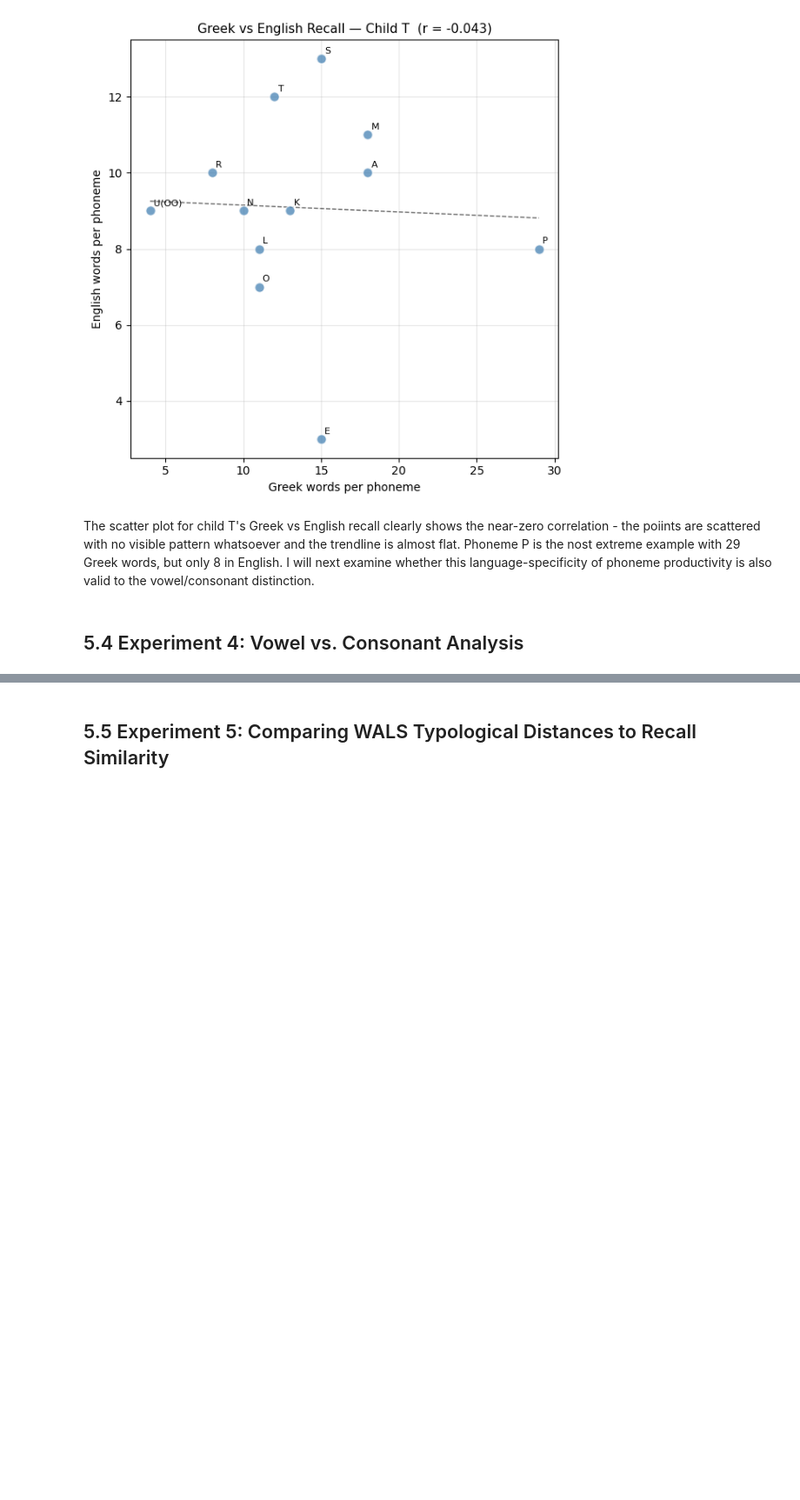
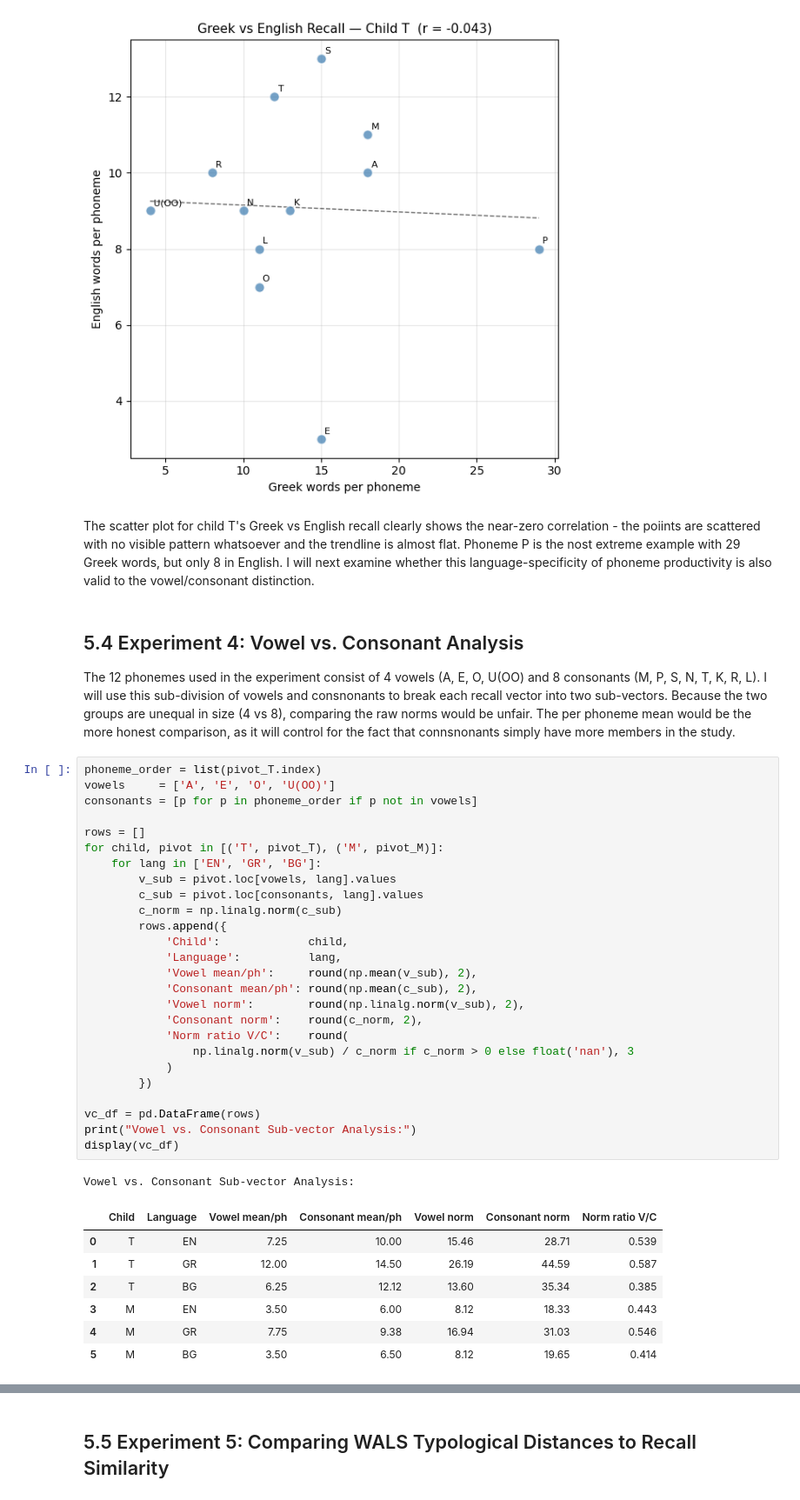
Before and after one commit to Slavena1/SoftUni-Math-for-Devs-Final-Project, a Jupyter notebook: SlavenaProject.ipynb, the cells around one changed output, grey strips where cells are left out. Shown at 87% size. Drawn from its saved outputs; the diff is of its cells as text; blank space fills up the shorter version.

Commit message:
Finished up Experiment 4

```diff
--- a/SlavenaProject.ipynb
+++ b/SlavenaProject.ipynb
@@ -818,3 +818,39 @@ The scatter plot for child T's Greek vs English recall clearly shows the near-ze
 I will next examine whether this language-specificity of phoneme productivity is also valid to the vowel/consonant distinction.
 # %% [markdown]
 ## 5.4 Experiment 4: Vowel vs. Consonant Analysis
+The 12 phonemes used in the experiment consist of 4 vowels (A, E, O, U(OO) and 8 consonants (M, P, S, N, T, K, R, L). I will use this sub-division of vowels and consnonants to break each recall vector into two sub-vectors. Because the two groups are unequal in size (4 vs 8), comparing the raw norms would be unfair. The per phoneme mean would be the more honest comparison, as it will control for the fact that connsnonants simply have more members in the study.
+# %%
+phoneme_order = list(pivot_T.index)
+vowels     = ['A', 'E', 'O', 'U(OO)']
+consonants = [p for p in phoneme_order if p not in vowels]
+
+rows = []
+for child, pivot in [('T', pivot_T), ('M', pivot_M)]:
+    for lang in ['EN', 'GR', 'BG']:
+        v_sub = pivot.loc[vowels, lang].values
+        c_sub = pivot.loc[consonants, lang].values
+        c_norm = np.linalg.norm(c_sub)
+        rows.append({
+            'Child':             child,
+            'Language':          lang,
+            'Vowel mean/ph':     round(np.mean(v_sub), 2),
+            'Consonant mean/ph': round(np.mean(c_sub), 2),
+            'Vowel norm':        round(np.linalg.norm(v_sub), 2),
+            'Consonant norm':    round(c_norm, 2),
+            'Norm ratio V/C':    round(
+                np.linalg.norm(v_sub) / c_norm if c_norm > 0 else float('nan'), 3
+            )
+        })
+
+vc_df = pd.DataFrame(rows)
+print("Vowel vs. Consonant Sub-vector Analysis:")
+display(vc_df)
+# %% [output]
+Vowel vs. Consonant Sub-vector Analysis:
+|  | Child | Language | Vowel mean/ph | Consonant mean/ph | Vowel norm | Consonant norm | Norm ratio V/C |
+| 0 | T | EN | 7.25 | 10.00 | 15.46 | 28.71 | 0.539 |
+| 1 | T | GR | 12.00 | 14.50 | 26.19 | 44.59 | 0.587 |
+| 2 | T | BG | 6.25 | 12.12 | 13.60 | 35.34 | 0.385 |
+| 3 | M | EN | 3.50 | 6.00 | 8.12 | 18.33 | 0.443 |
+| 4 | M | GR | 7.75 | 9.38 | 16.94 | 31.03 | 0.546 |
+| 5 | M | BG | 3.50 | 6.50 | 8.12 | 19.65 | 0.414 |
```
Also changed, not shown: parts of 2 cells of this notebook.
